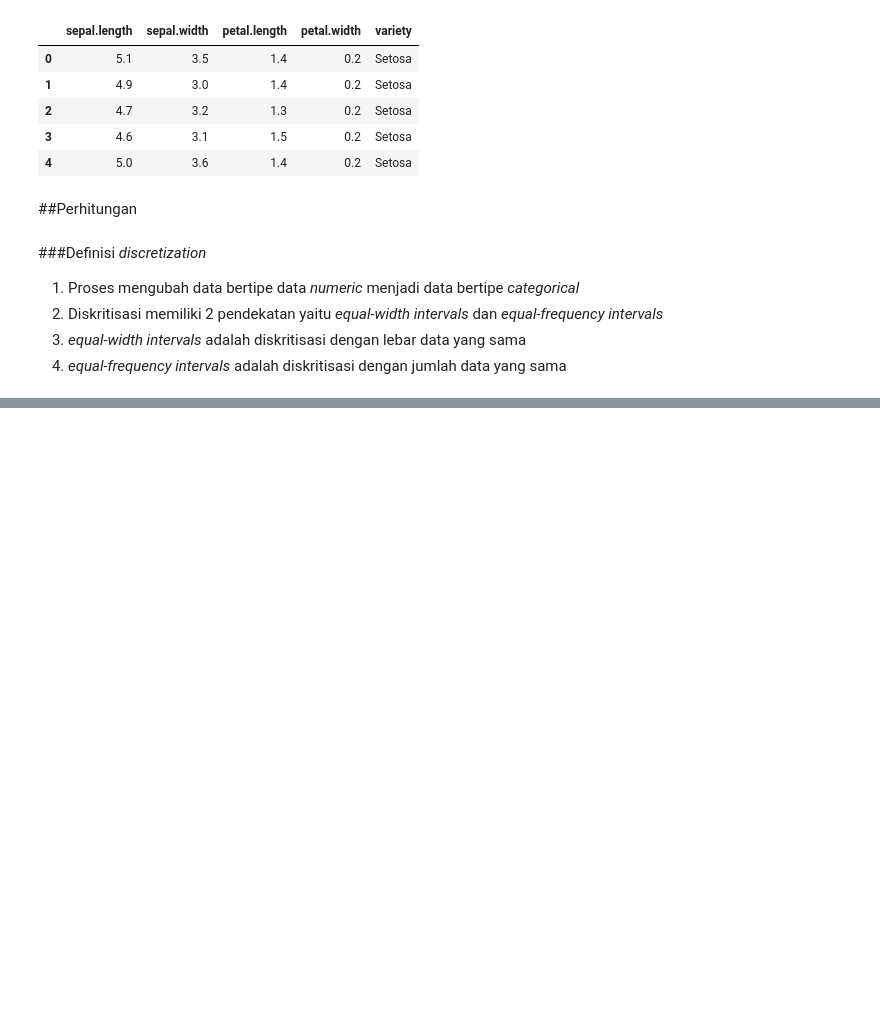
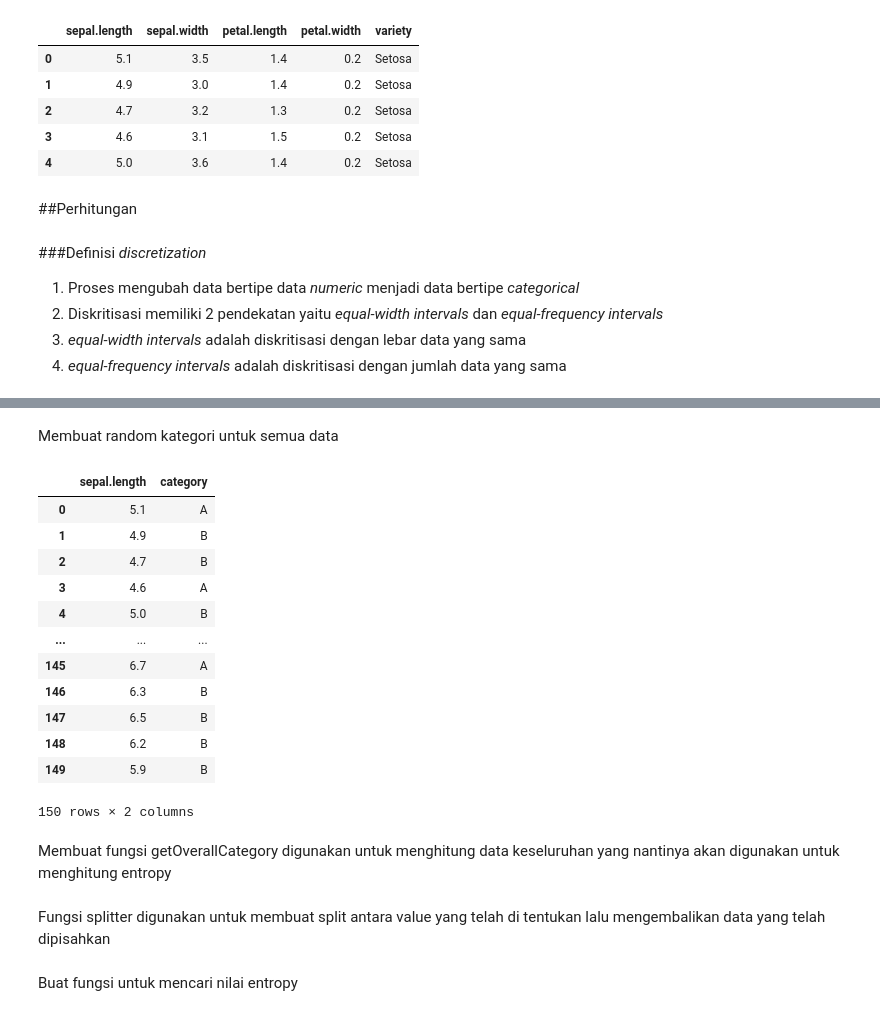
Before and after one commit to AhmadSuud/datamining, a Jupyter notebook: _sources/notebooks2.ipynb, the cells around one changed output, grey strips where cells are left out. Saved outputs shown, nothing was run; the diff lists cells and outputs as text; code cells hidden in the pictures; blank space fills up the shorter version.

```diff
--- a/_sources/notebooks2.ipynb
+++ b/_sources/notebooks2.ipynb
@@ -337,0 +278,3 @@ Name: petal.length, dtype: int64
+# %%
+sample = data[["sepal.length"]]
+sample.describe()
@@ -337,0 +291,22 @@ Name: petal.length, dtype: int64
+# %% [markdown]
+Membuat random kategori untuk semua data
+# %%
+np.random.seed(0)
+sample["category"] = np.where(np.random.choice(2, sample.shape[0]) < 1, "A", "B" )
+sample
+# %% [output]
+|  | sepal.length | category |
+| 0 | 5.1 | A |
+| 1 | 4.9 | B |
+| 2 | 4.7 | B |
+| 3 | 4.6 | A |
+| 4 | 5.0 | B |
+| ... | ... | ... |
+| 145 | 6.7 | A |
+| 146 | 6.3 | B |
+| 147 | 6.5 | B |
+| 148 | 6.2 | B |
+| 149 | 5.9 | B |
+150 rows × 2 columns
+# %% [markdown]
+Membuat fungsi getOverallCategory digunakan untuk menghitung data keseluruhan yang nantinya akan digunakan untuk menghitung entropy
@@ -337,0 +319,2 @@ Name: petal.length, dtype: int64
+# %% [markdown]
+Fungsi splitter digunakan untuk membuat split antara value yang telah di tentukan lalu mengembalikan data yang telah dipisahkan
@@ -337,0 +342,2 @@ Name: petal.length, dtype: int64
+# %% [markdown]
+Buat fungsi untuk mencari nilai entropy
```
Also changed, not shown: parts of 67 cells of this notebook, 3 other files.
